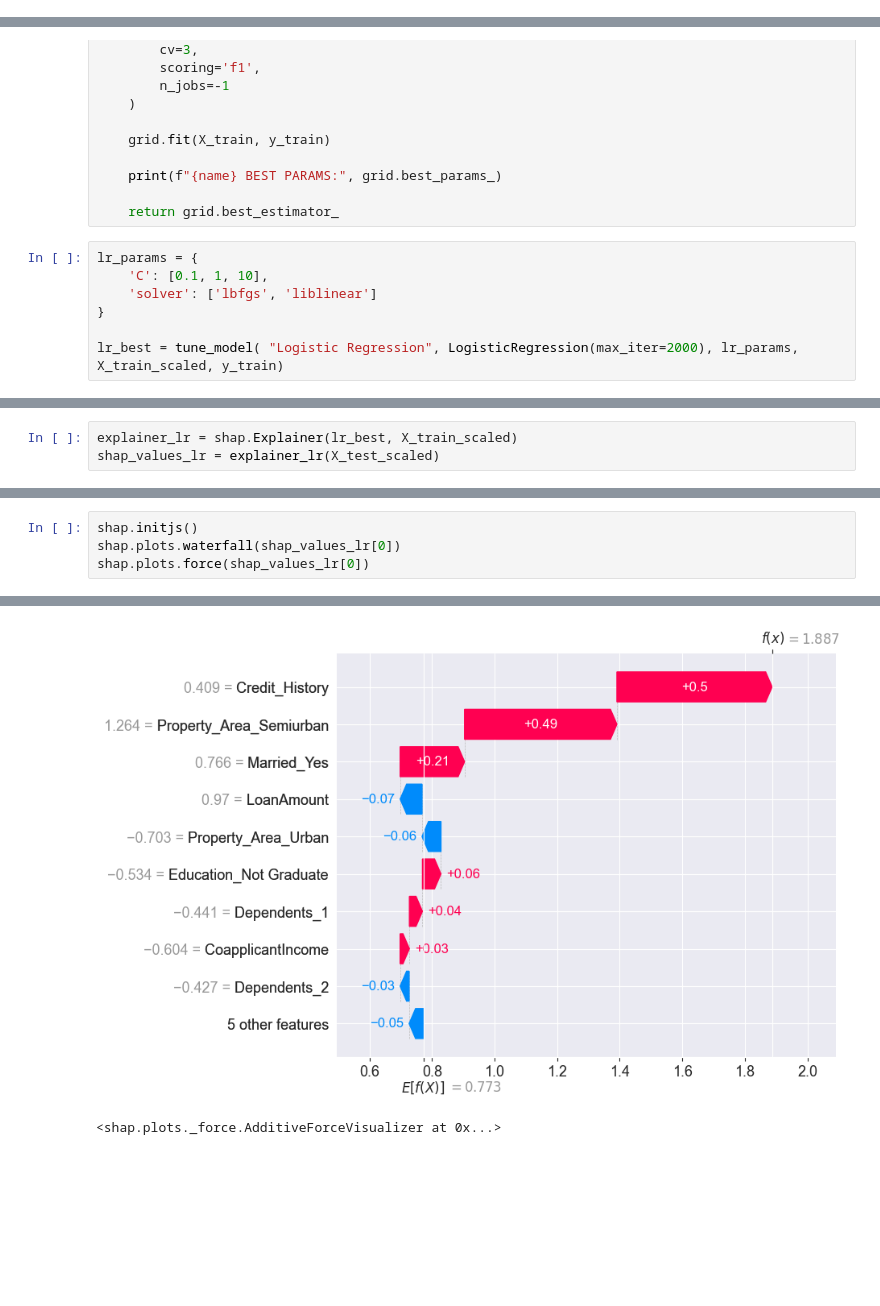
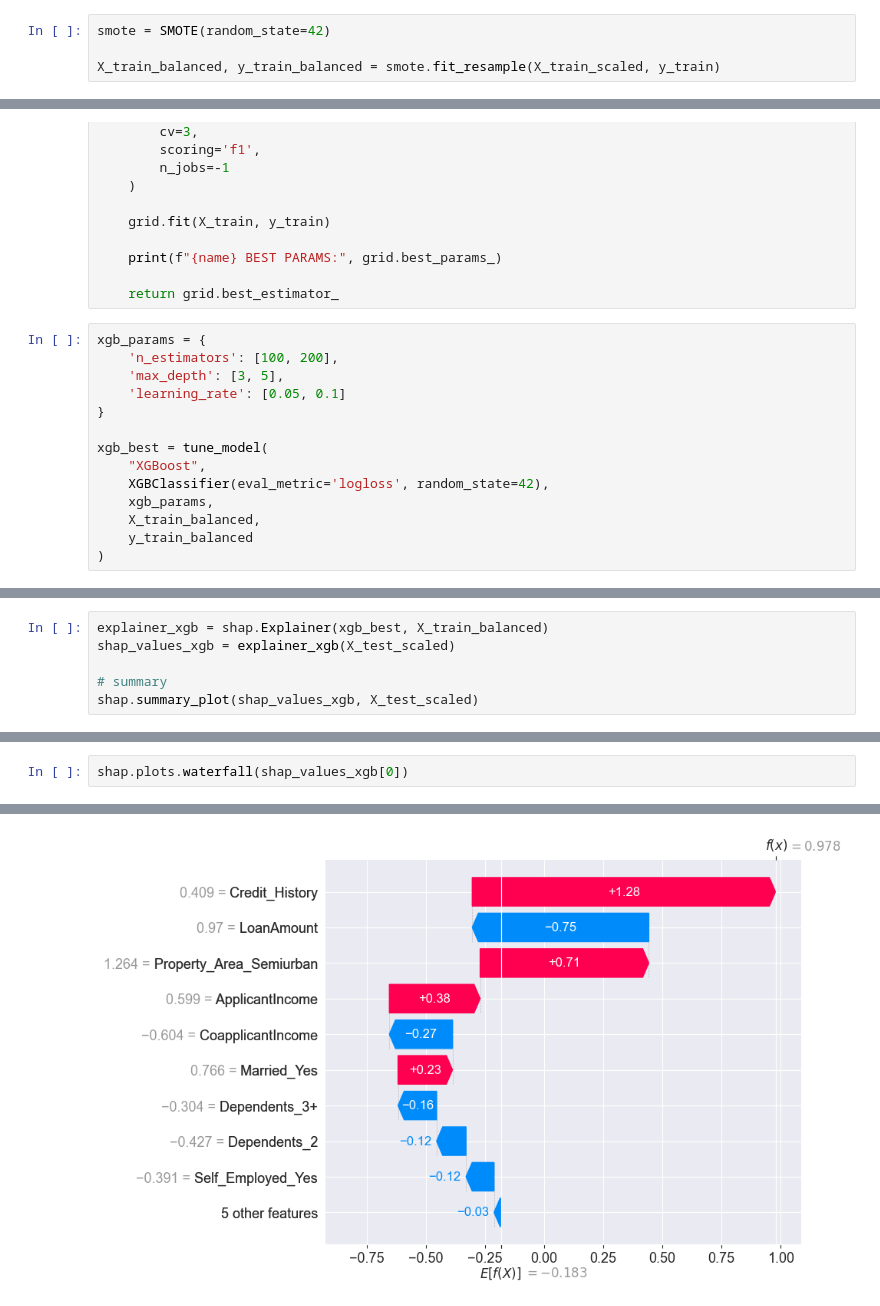
Before and after one commit to Technical-University-of-Cluj-Napoca/proiect-ml-Franci0128, a Jupyter notebook: loan-prediction.ipynb, the cells around one changed output, grey strips where cells are left out. Drawn from its saved outputs; the diff is of its cells as text; blank space fills up the shorter version.

```diff
--- a/loan-prediction.ipynb
+++ b/loan-prediction.ipynb
@@ -126,0 +178,4 @@ X_test_scaled = pd.DataFrame(
+# %%
+smote = SMOTE(random_state=42)
+
+X_train_balanced, y_train_balanced = smote.fit_resample(X_train_scaled, y_train)
@@ -233,10 +366,17 @@ def tune_model(name, model, param_grid, X_train, y_train):
 
     return grid.best_estimator_
 # %%
-lr_params = {
-    'C': [0.1, 1, 10],
-    'solver': ['lbfgs', 'liblinear']
+xgb_params = {
+    'n_estimators': [100, 200],
+    'max_depth': [3, 5],
+    'learning_rate': [0.05, 0.1]
 }
 
-lr_best = tune_model( "Logistic Regression", LogisticRegression(max_iter=2000), lr_params, X_train_scaled, y_train)
+xgb_best = tune_model(
+    "XGBoost",
+    XGBClassifier(eval_metric='logloss', random_state=42),
+    xgb_params,
+    X_train_balanced,
+    y_train_balanced
+)
 # %% [output]
@@ -387,3 +635,6 @@ Analiza a fost efectuata pentru primele 3 modele dupa performanta: Random Forest
 # %%
-explainer_lr = shap.Explainer(lr_best, X_train_scaled)
-shap_values_lr = explainer_lr(X_test_scaled)
+explainer_xgb = shap.Explainer(xgb_best, X_train_balanced)
+shap_values_xgb = explainer_xgb(X_test_scaled)
+
+# summary
+shap.summary_plot(shap_values_xgb, X_test_scaled)
@@ -405,5 +663,3 @@ Property_Area_Semiurban si Married_Yes au contributii moderate, iar restul carac
 # %%
-shap.initjs()
-shap.plots.waterfall(shap_values_lr[0])
-shap.plots.force(shap_values_lr[0])
+shap.plots.waterfall(shap_values_xgb[0])
 # %% [output]
@@ -411,2 +666 @@ shap.plots.force(shap_values_lr[0])
-[figure, old version]
+[figure, new version]
-<shap.plots._force.AdditiveForceVisualizer at 0x...>
```
Also changed, not shown: parts of 81 cells of this notebook, 24 other files.
